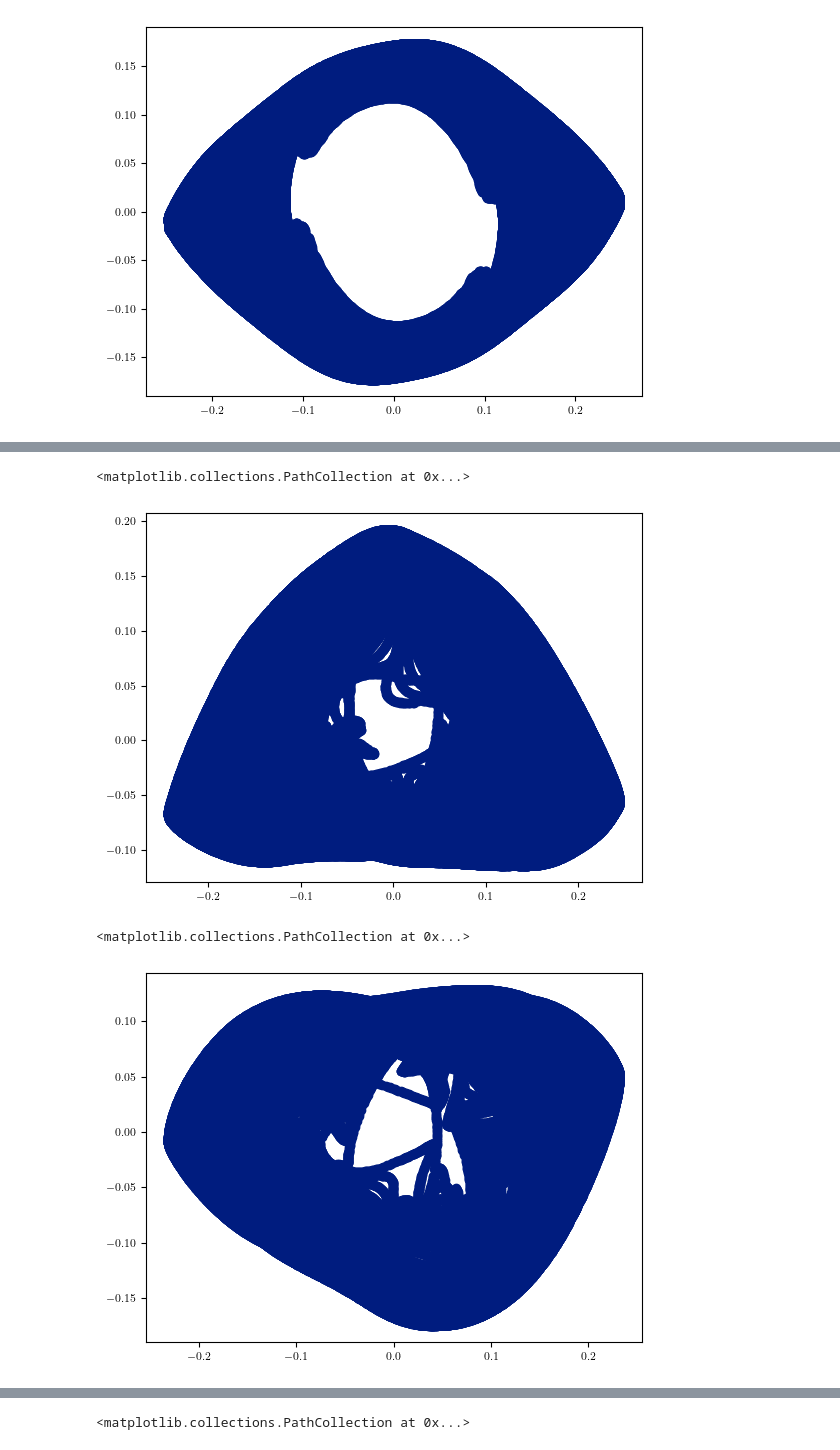
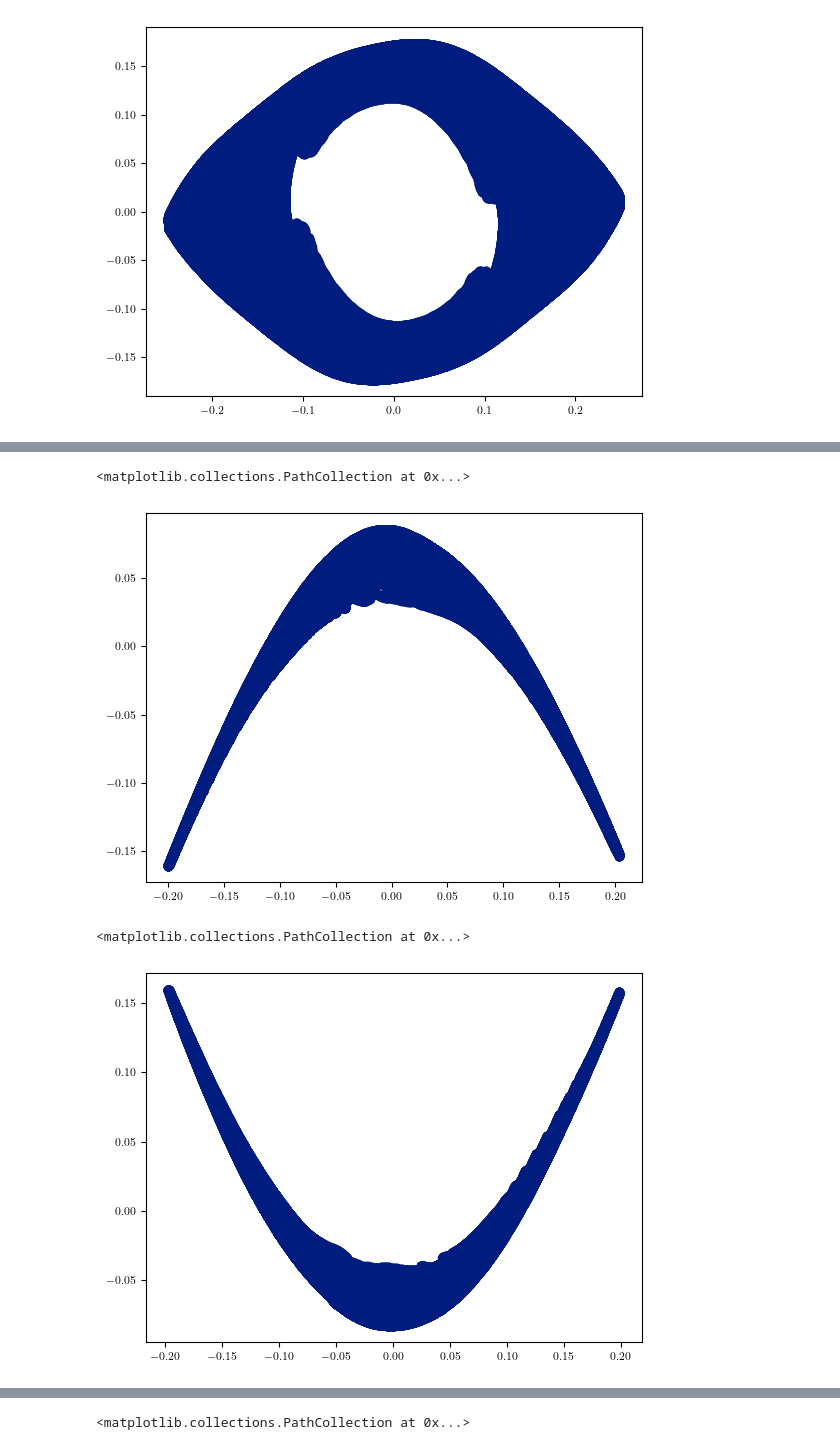
Before and after one commit to aleromualdi/FPU-Integrator, a Jupyter notebook: notebooks/02_diffusion_map.ipynb, the cells around one changed output, grey strips where cells are left out. Saved outputs shown, nothing was run; the diff lists cells and outputs as text; code cells hidden in the pictures.

```diff
--- a/notebooks/02_diffusion_map.ipynb
+++ b/notebooks/02_diffusion_map.ipynb
@@ -186,7 +216,7 @@ beta = 1.6
 
 data = load_data(DATA_DIR, beta)
 
-n_portion = 100000
+n_portion = 300000
 X_portion = data.data_matrix[:n_portion]
 
 neighbor_params = {'n_jobs': -1, 'algorithm': 'ball_tree'}
@@ -229,0 +237,20 @@ plt.scatter(X_dm[beta][:, 0], X_dm[beta][:, 1])
+# %%
+beta = 1.8
+
+data = load_data(DATA_DIR, beta)
+
+n_portion = 120000
+X_portion = data.data_matrix[:n_portion]
+
+neighbor_params = {'n_jobs': -1, 'algorithm': 'ball_tree'}
+dmap = dm.DiffusionMap.from_sklearn(
+    n_evecs=2,
+    k=100,
+    epsilon=1.0, #'bgh'
+    alpha=1.0,
+    neighbor_params=neighbor_params
+    )
+
+X_dm[beta] = dmap.fit_transform(X_portion)
+
+plt.scatter(X_dm[beta][:, 0], X_dm[beta][:, 1])
@@ -232,7 +262,7 @@ beta = 2.0
 
 data = load_data(DATA_DIR, beta)
 
-n_portion = 100000
+n_portion = 120000
 X_portion = data.data_matrix[:n_portion]
 
 neighbor_params = {'n_jobs': -1, 'algorithm': 'ball_tree'}
@@ -255,13 +285,13 @@ beta = 2.2
 
 data = load_data(DATA_DIR, beta)
 
-n_portion = 100000
+n_portion = 120000
 X_portion = data.data_matrix[:n_portion]
 
 neighbor_params = {'n_jobs': -1, 'algorithm': 'ball_tree'}
 dmap = dm.DiffusionMap.from_sklearn(
     n_evecs=2,
-    k=70,
+    k=100,
     epsilon=1.0, #'bgh'
     alpha=1.0,
     neighbor_params=neighbor_params
@@ -272,30 +302,30 @@ X_dm[beta] = dmap.fit_transform(X_portion)
 plt.scatter(X_dm[beta][:, 0], X_dm[beta][:, 1])
 # %% [output]
 <matplotlib.collections.PathCollection at 0x...>
-[figure, old version]
+[figure, new version]
 # %%
 beta = 2.4
 
 data = load_data(DATA_DIR, beta)
 
 n_portion = 100000
 X_portion = data.data_matrix[:n_portion]
 
 neighbor_params = {'n_jobs': -1, 'algorithm': 'ball_tree'}
 dmap = dm.DiffusionMap.from_sklearn(
     n_evecs=2,
-    k=70,
+    k=100,
     epsilon=1.0, #'bgh'
     alpha=1.0,
     neighbor_params=neighbor_params
     )
 
 X_dm[beta] = dmap.fit_transform(X_portion)
 
 plt.scatter(X_dm[beta][:, 0], X_dm[beta][:, 1])
 # %% [output]
 <matplotlib.collections.PathCollection at 0x...>
-[figure, old version]
+[figure, new version]
 # %%
 beta = 2.6
 
```
Also changed, not shown: parts of 13 cells of this notebook, 8 other files.
